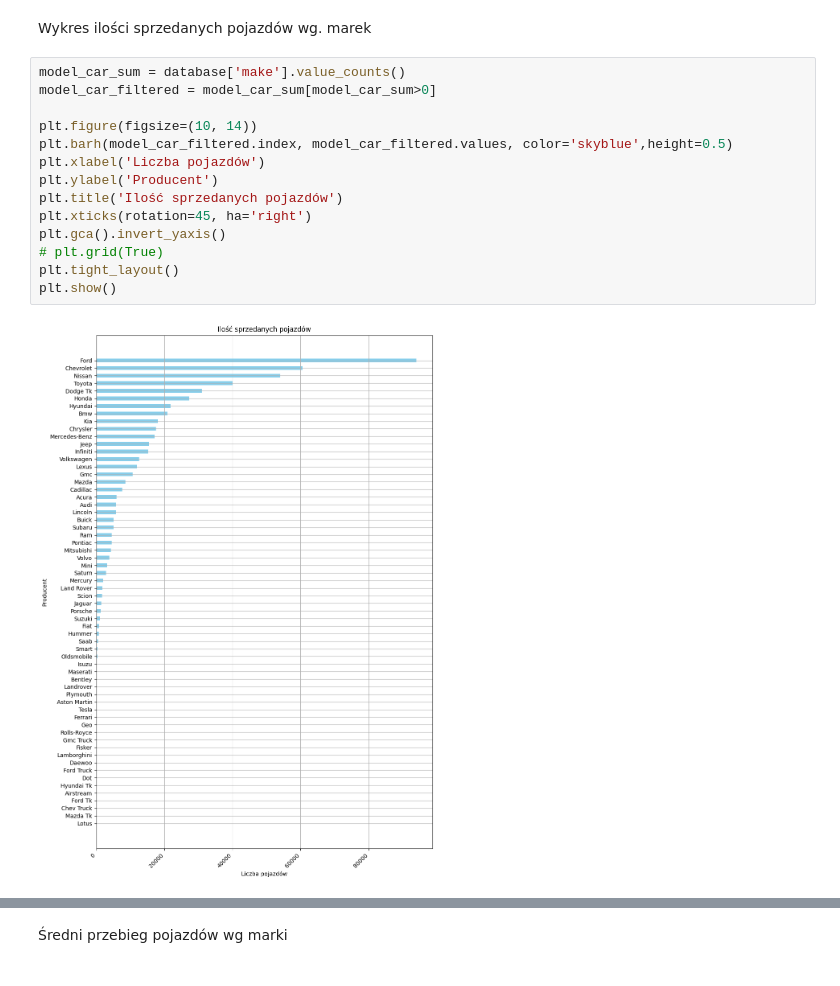
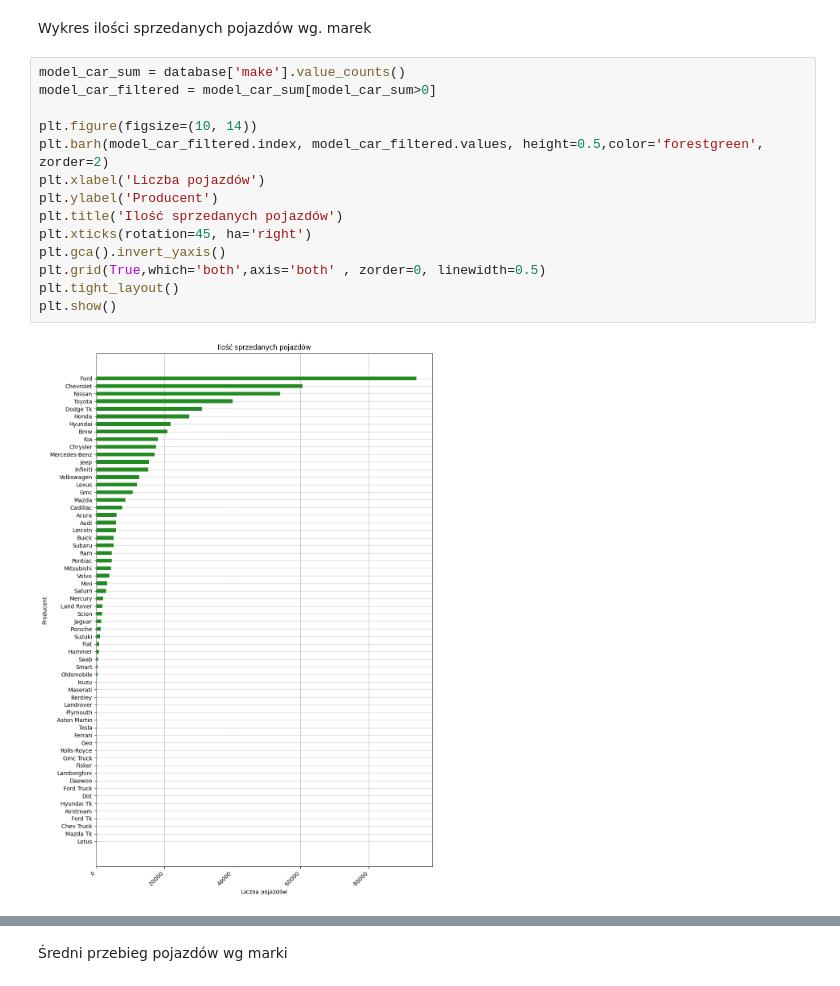
Before and after one commit to Michal170/big_data_analysis, a Jupyter notebook: car_prices.ipynb, the cells around one changed output, grey strips where cells are left out. Drawn from its saved outputs; the diff is of its cells as text.

```diff
--- a/car_prices.ipynb
+++ b/car_prices.ipynb
@@ -77,16 +77,16 @@ Wykres ilości sprzedanych pojazdów wg. marek
 # %%
 model_car_sum = database['make'].value_counts()
 model_car_filtered = model_car_sum[model_car_sum>0]
 
 plt.figure(figsize=(10, 14))
-plt.barh(model_car_filtered.index, model_car_filtered.values, color='skyblue',height=0.5)
+plt.barh(model_car_filtered.index, model_car_filtered.values, height=0.5,color='forestgreen', zorder=2)
 plt.xlabel('Liczba pojazdów')
 plt.ylabel('Producent')
 plt.title('Ilość sprzedanych pojazdów')
 plt.xticks(rotation=45, ha='right')
 plt.gca().invert_yaxis()
-# plt.grid(True)
+plt.grid(True,which='both',axis='both' , zorder=0, linewidth=0.5)
 plt.tight_layout()
 plt.show()
 # %% [output]
-[figure, old version]
+[figure, new version]
```
Also changed, not shown: parts of 11 cells of this notebook.
